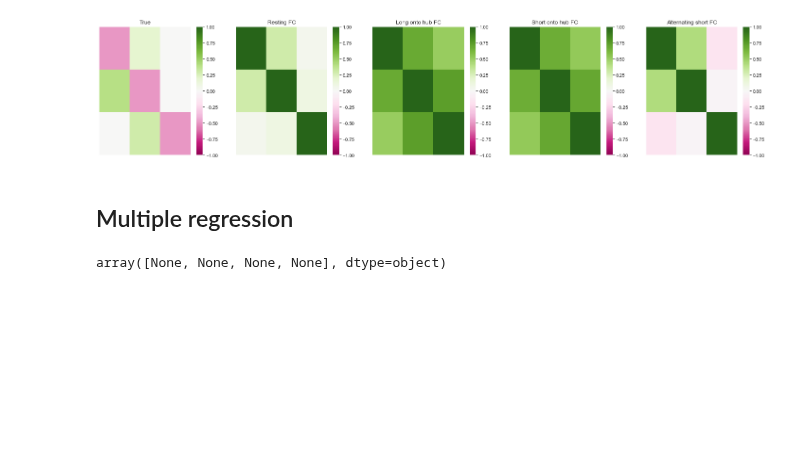
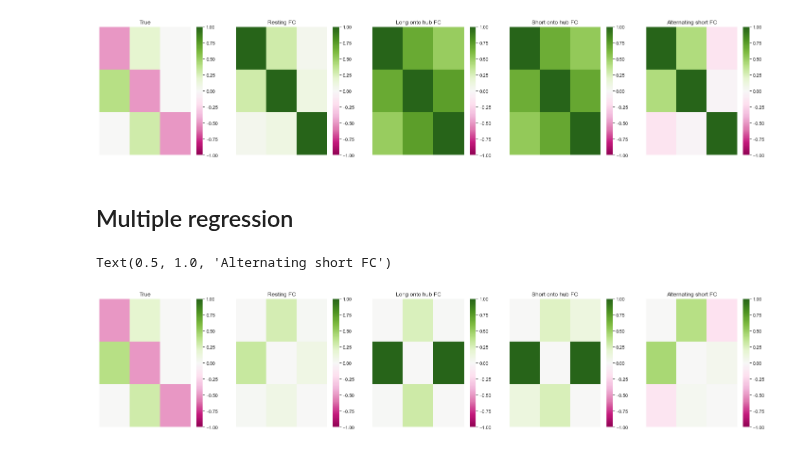
Before and after one commit to zenkavi/NeuralMassModels, a Jupyter notebook: notebooks/simulations/NB0_True_vs_functional_connectivity.ipynb, the cells around one changed output. Cells and saved outputs as stored; diff of their text form; code cells hidden in the pictures; blank space fills up the shorter version.

Commit message:
added mreg fc

```diff
--- a/notebooks/simulations/NB0_True_vs_functional_connectivity.ipynb
+++ b/notebooks/simulations/NB0_True_vs_functional_connectivity.ipynb
@@ -185,6 +185,22 @@ Text(0.5, 1.0, 'Alternating short FC')
 mreg_fc = np.ndarray(len(timeseries), dtype=object)
 
 for i, cur_data in enumerate(timeseries):
-    mreg_fc[i] = np.corrcoef(cur_data)
+    mreg_fc[i] = multregconn(cur_data)
-# %% [output]
-array([None, None, None, None], dtype=object)
+# %%
+plt.rcParams["figure.figsize"][0] = 25
+plt.rcParams["figure.figsize"][1] = 5
+fig, a = plt.subplots(1, 5)
+
+sns.heatmap(sim_args['W'], vmin = -1, vmax = 1, cmap="PiYG", xticklabels=False, yticklabels=False, ax = a[0])
+
+for i, cur_fc in enumerate(mreg_fc):
+    sns.heatmap(cur_fc, vmin = -1, vmax = 1, cmap="PiYG", xticklabels=False, yticklabels=False, ax=a[i+1])
+
+a[0].set_title("True")
+a[1].set_title("Resting FC")
+a[2].set_title("Long onto hub FC")
+a[3].set_title("Short onto hub FC")
+a[4].set_title("Alternating short FC")
+# %% [output]
+Text(0.5, 1.0, 'Alternating short FC')
+[figure, added]
```
